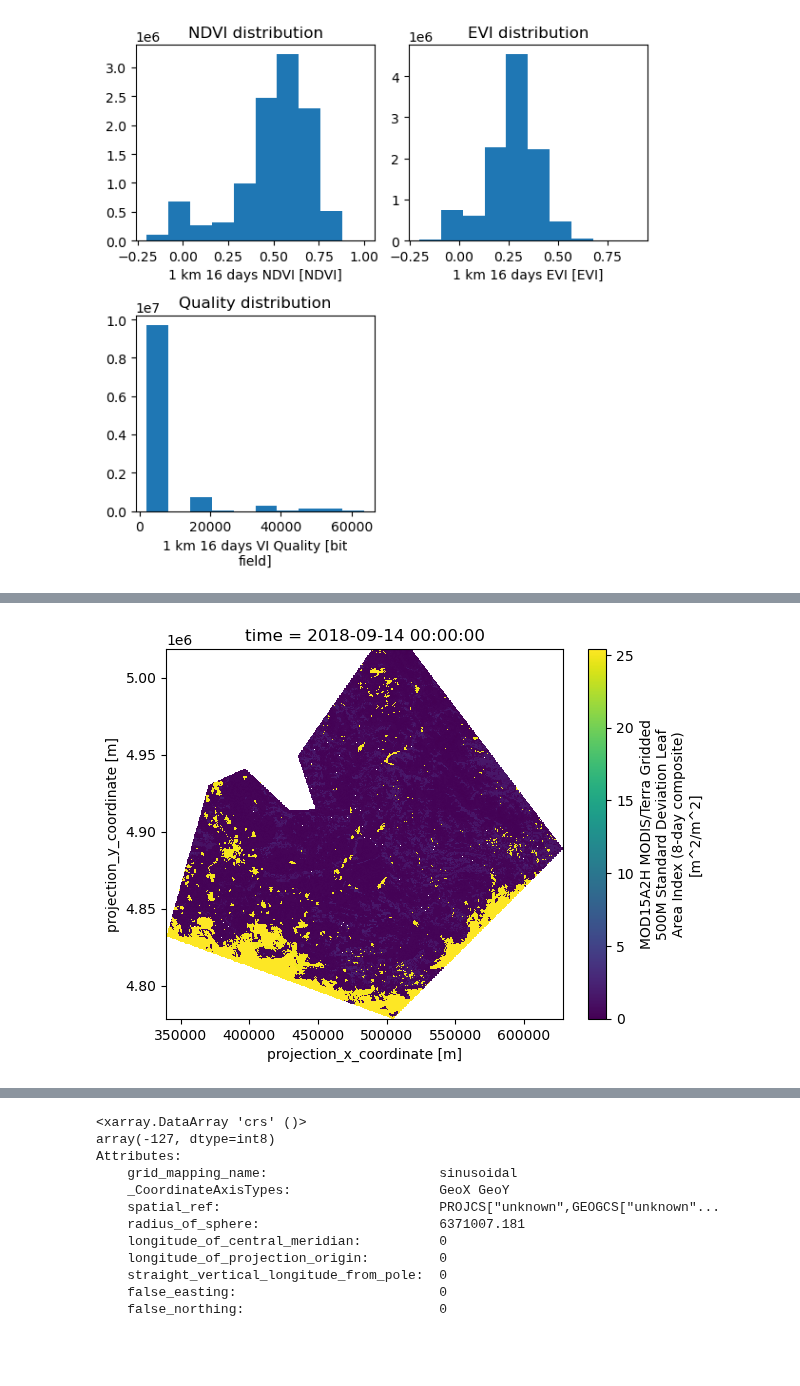
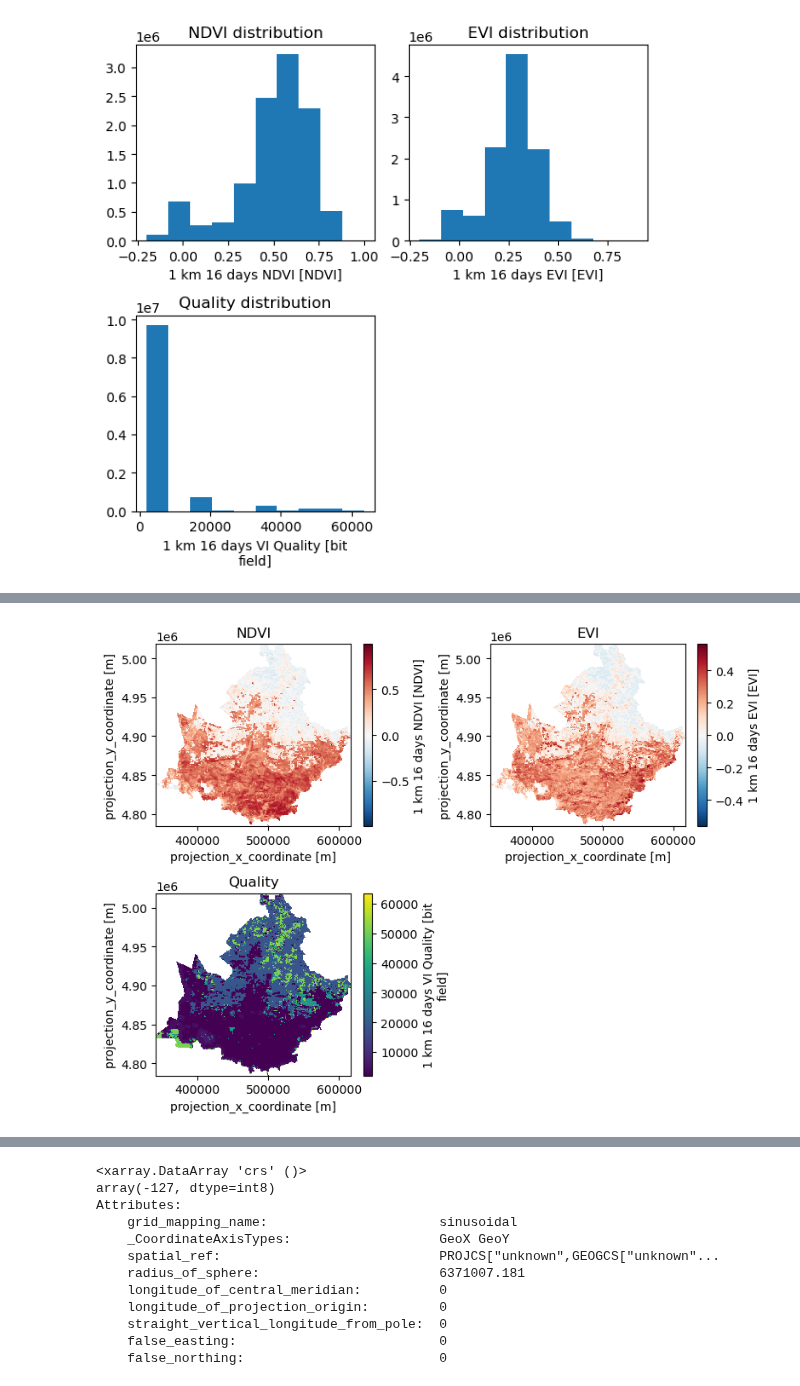
Before and after one commit to Sliders122/wildfire, a Jupyter notebook: src/Inspect_raw_data.ipynb, the cells around one changed output, grey strips where cells are left out. Cells and saved outputs as stored; diff of their text form; code cells hidden in the pictures; blank space fills up the shorter version.

Commit message:
plot LAI

```diff
--- a/src/Inspect_raw_data.ipynb
+++ b/src/Inspect_raw_data.ipynb
@@ -136,6 +124,19 @@ plt.show()
-# %%
-# plot the data
-ds['LaiStdDev_500m'][400].plot()
-plt.show()
-# %% [output]
-[figure, removed]
+# %%
+plt.rcParams["figure.figsize"] = [8, 6]
+plt.rcParams["figure.autolayout"] = True
+
+plt.subplot(2,2,1)
+ds['_1_km_16_days_NDVI'][1].plot()
+plt.title("NDVI")
+
+plt.subplot(2,2,2)
+ds['_1_km_16_days_EVI'][1].plot()
+plt.title("EVI")
+
+plt.subplot(2,2,3)
+ds['_1_km_16_days_VI_Quality'][1].plot()
+plt.title("Quality")
+plt.savefig("NDVI_EVI_Quality_plot.png")
+plt.show()
+# %% [output]
+[figure, added]
```
Also changed, not shown: parts of 4 cells of this notebook.
